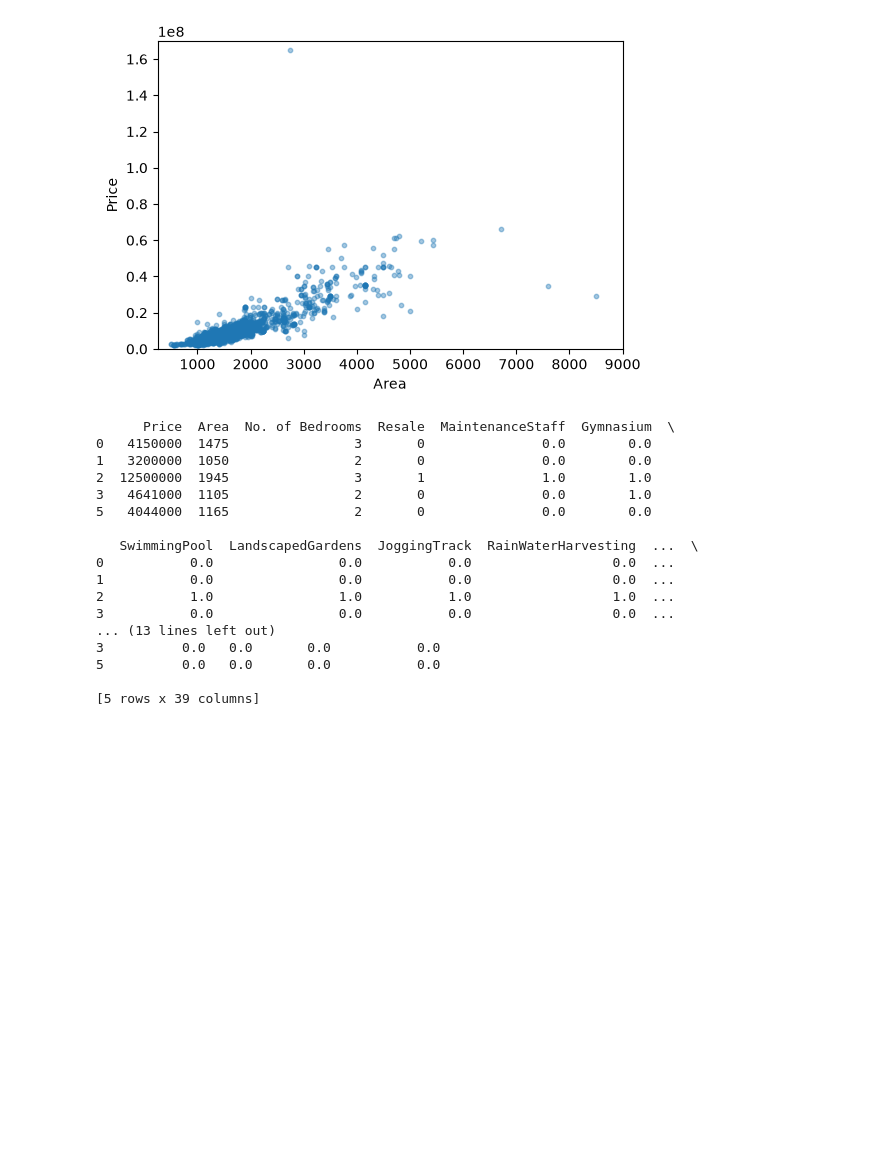
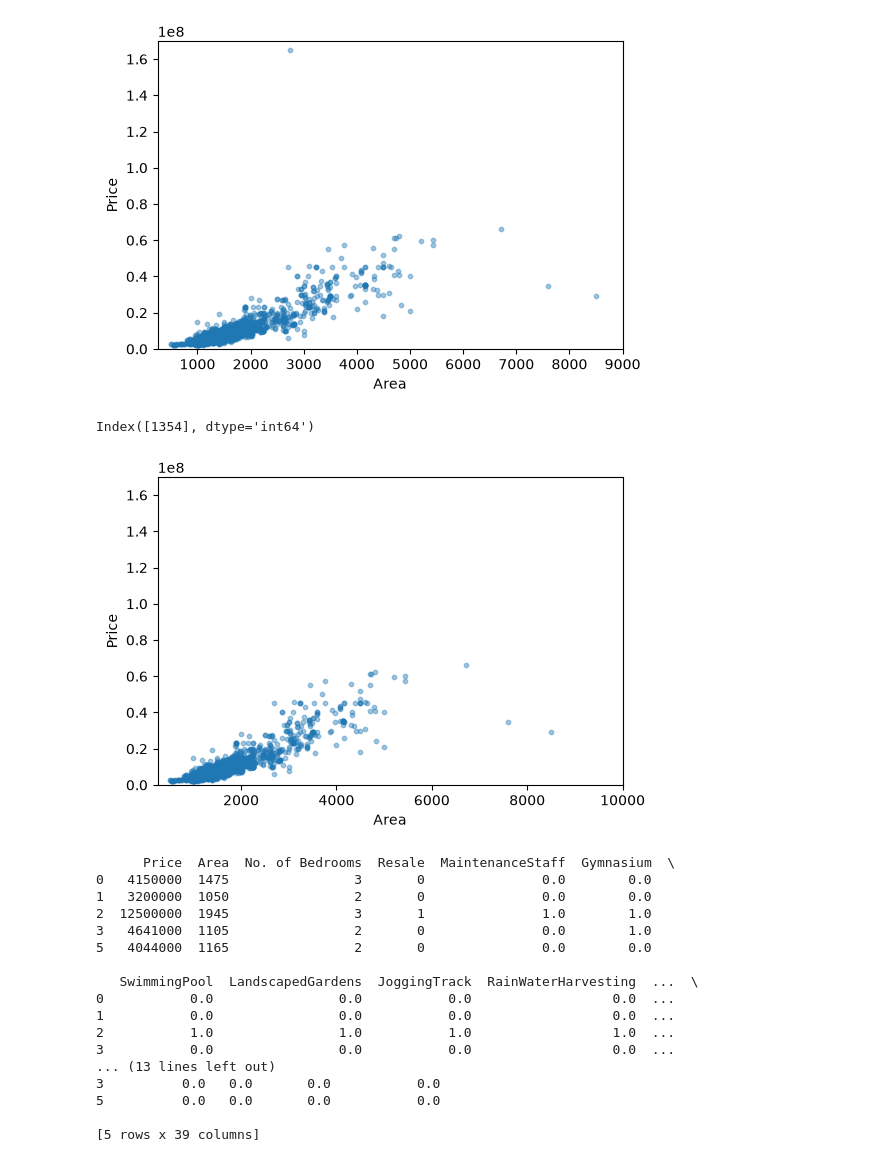
Before and after one commit to triazzlon/ML-Assignment, a Jupyter notebook: MLF_CASE_2930864_XX.ipynb, the cells around one changed output. Saved outputs shown, nothing was run; the diff lists cells and outputs as text; code cells hidden in the pictures; blank space fills up the shorter version.

```diff
--- a/MLF_CASE_2930864_XX.ipynb
+++ b/MLF_CASE_2930864_XX.ipynb
@@ -314,6 +332,26 @@ plt.axis([250, 9000, 0, 170000000])
 plt.show()
 # %% [output]
 [figure]
+# %%
+print(df.index[df["Price"] == 165000000])
+#Looks like we have 1 serious outlier here
+outlier = df.index[df["Price"] == 165000000]
+
+# This appears to be a measurement error, but to be cautious we will not remove it immediately
+# Instead we divide by 10 and assign it to a seperate dataframe
+df_out = df_clean.copy()
+df_out.loc[df_out["Price"] == 165000000, "Price"] /= 10
+# %% [output]
+Index([1354], dtype='int64')
+# %%
+plt.figure(figsize=(6, 4))
+plt.scatter(df_out["Area"], df_out["Price"], alpha=0.4, s=10)
+plt.xlabel("Area")
+plt.ylabel("Price")
+plt.axis([250, 10000, 0, 170000000])
+plt.show()
+# %% [output]
+[figure, added]
 # %%
 print(df_clean.head())
 # %% [output]
```
Also changed, not shown: parts of 34 cells of this notebook, 2 other files.
